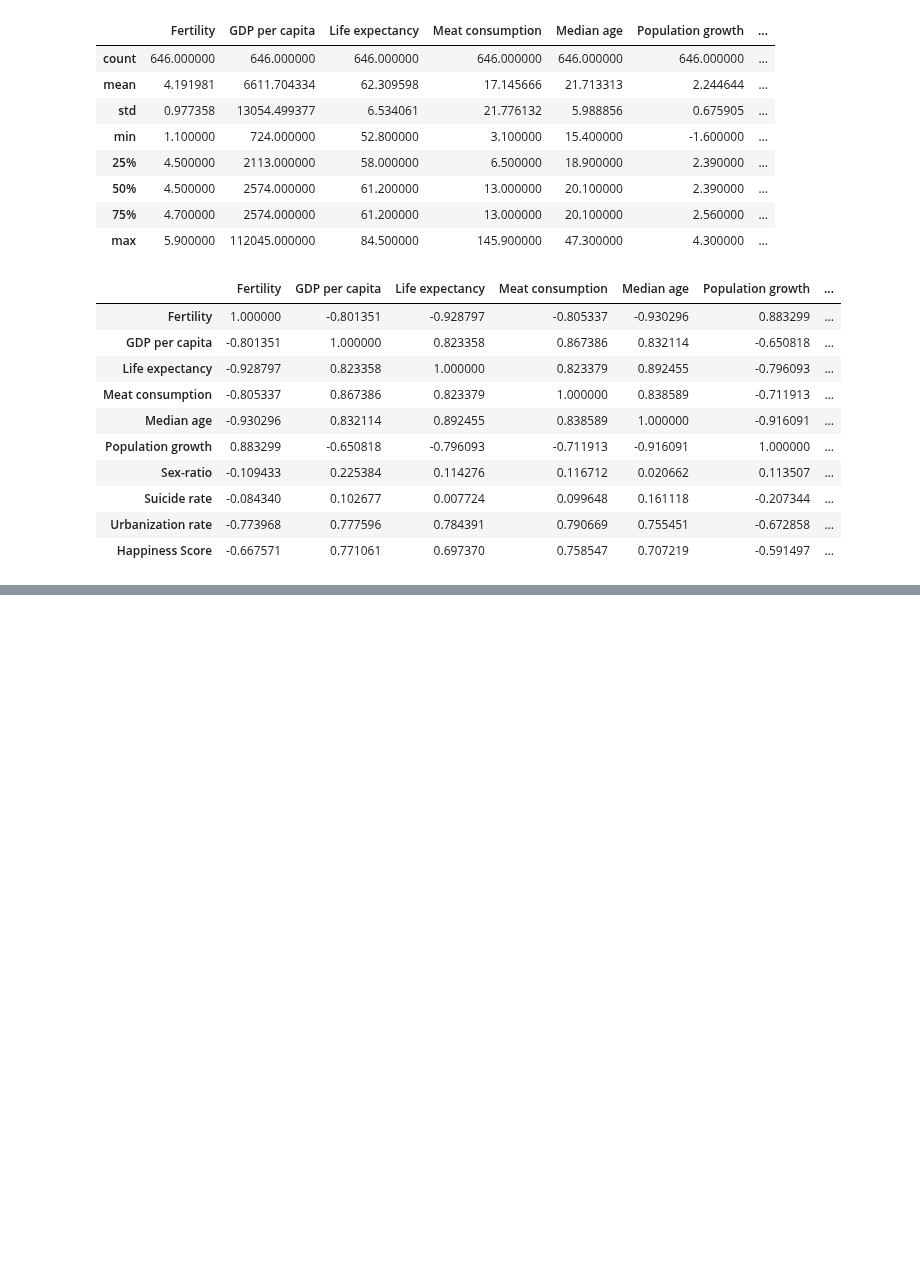
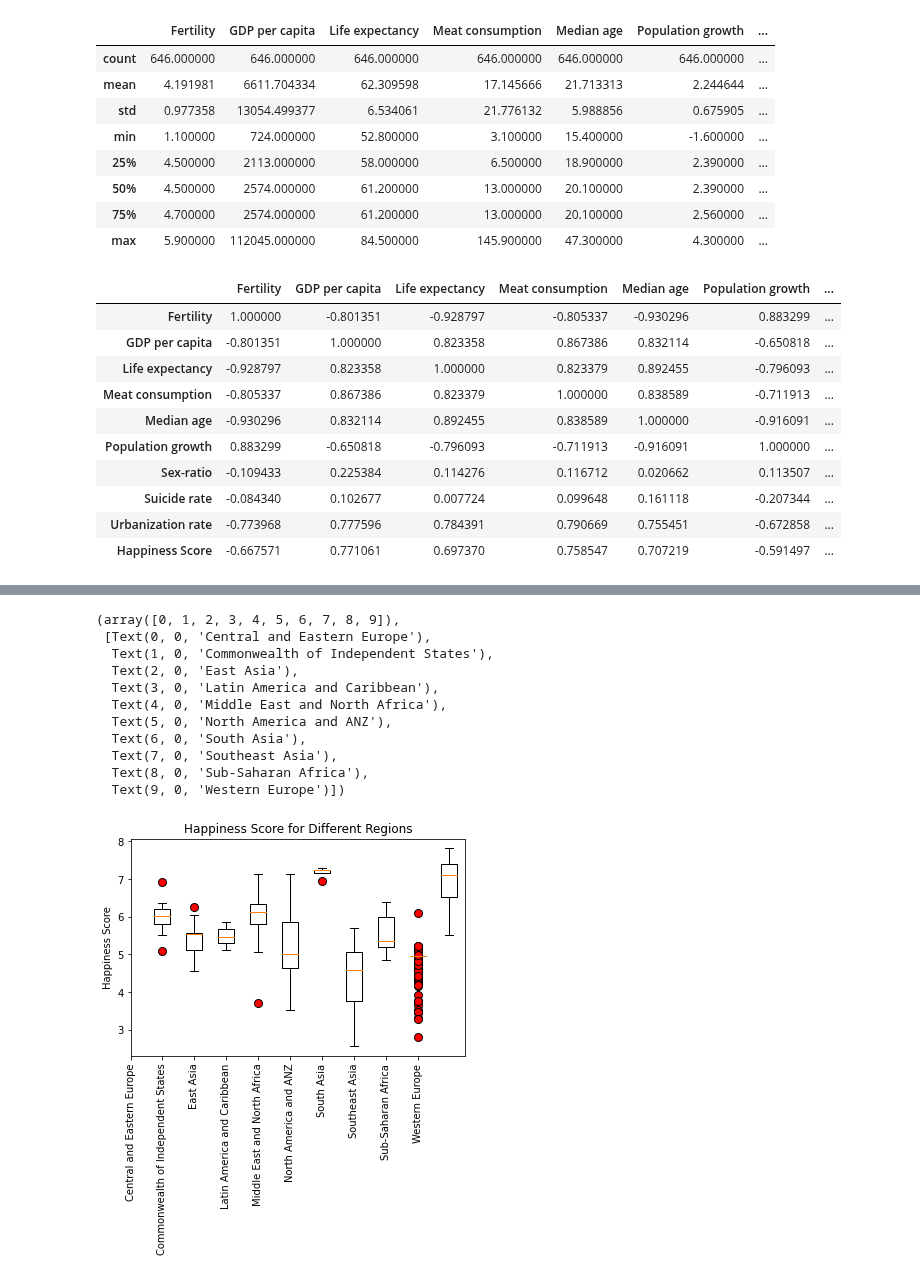
Before and after one commit to ermcgrew/bootcamp_project_one, a Jupyter notebook: data_analysis.ipynb, the cells around one changed output, grey strips where cells are left out. Drawn from its saved outputs; the diff is of its cells as text; code cells hidden in the pictures; blank space fills up the shorter version.

```diff
--- a/data_analysis.ipynb
+++ b/data_analysis.ipynb
@@ -187,0 +237,27 @@ world_data.corr()
+# %%
+regions_lt = region_df.index.values
+happiness_lt = []
+
+for x in regions_lt:
+    # Locate the rows which contain mice on each drug and get the tumor volumes
+    loc_df = world_data.loc[world_data['Regional indicator'] == x]
+
+    # add subset
+    values = loc_df['Happiness Score']
+    happiness_lt.append(values)
+
+    quartiles = values.quantile([.25,.5,.75])
+    lowerq = quartiles[0.25]
+    upperq = quartiles[0.75]
+    iqr = upperq-lowerq
+    print(f'IQR for {x}: {iqr}')
+
+    # Determine outliers using upper and lower bounds
+    lower_bound = lowerq - (1.5*iqr)
+    upper_bound = upperq + (1.5*iqr)
+    print(f'Lower Bound for {x}: {lower_bound}')
+    print(f'Upper Bound for {x}: {upper_bound}')
+
+    outliers_count = (values.loc[(loc_df['Happiness Score'] >= upper_bound) |
+                                 (loc_df['Happiness Score'] <= lower_bound)]).count()
+    print(f'Number of {x} outliers: {outliers_count}')
@@ -187,0 +282,22 @@ world_data.corr()
+# %%
+# Generate a box plot
+flierprops = dict(marker='o', markerfacecolor='r', markersize=8, markeredgecolor='black')
+plt.boxplot(happiness_lt, flierprops=flierprops)
+
+plt.title('Happiness Score for Different Regions')
+plt.ylabel('Happiness Score')
+plt.xticks([0,1,2,3,4,5,6,7,8,9],regions_lt)
+plt.xticks(rotation=90)
+# %% [output]
+(array([0, 1, 2, 3, 4, 5, 6, 7, 8, 9]),
+ [Text(0, 0, 'Central and Eastern Europe'),
+  Text(1, 0, 'Commonwealth of Independent States'),
+  Text(2, 0, 'East Asia'),
+  Text(3, 0, 'Latin America and Caribbean'),
+  Text(4, 0, 'Middle East and North Africa'),
+  Text(5, 0, 'North America and ANZ'),
+  Text(6, 0, 'South Asia'),
+  Text(7, 0, 'Southeast Asia'),
+  Text(8, 0, 'Sub-Saharan Africa'),
+  Text(9, 0, 'Western Europe')])
+[figure, added]
```
Also changed, not shown: parts of 10 cells of this notebook.
